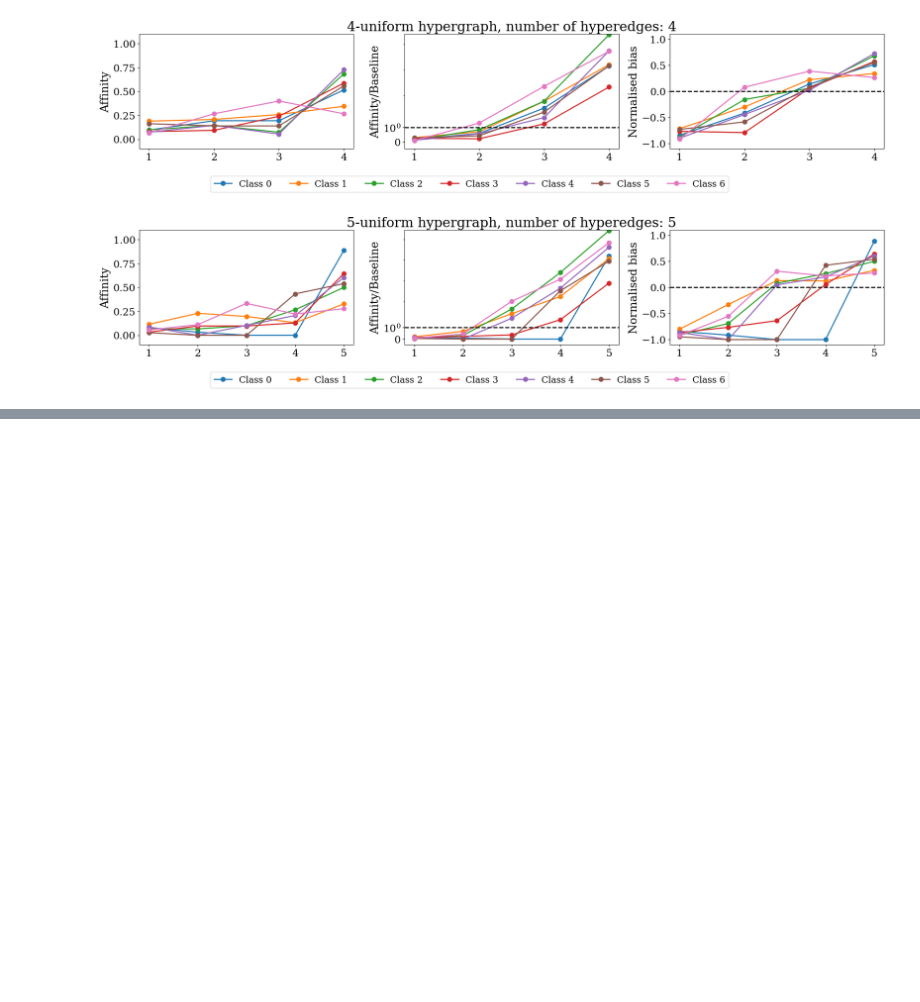
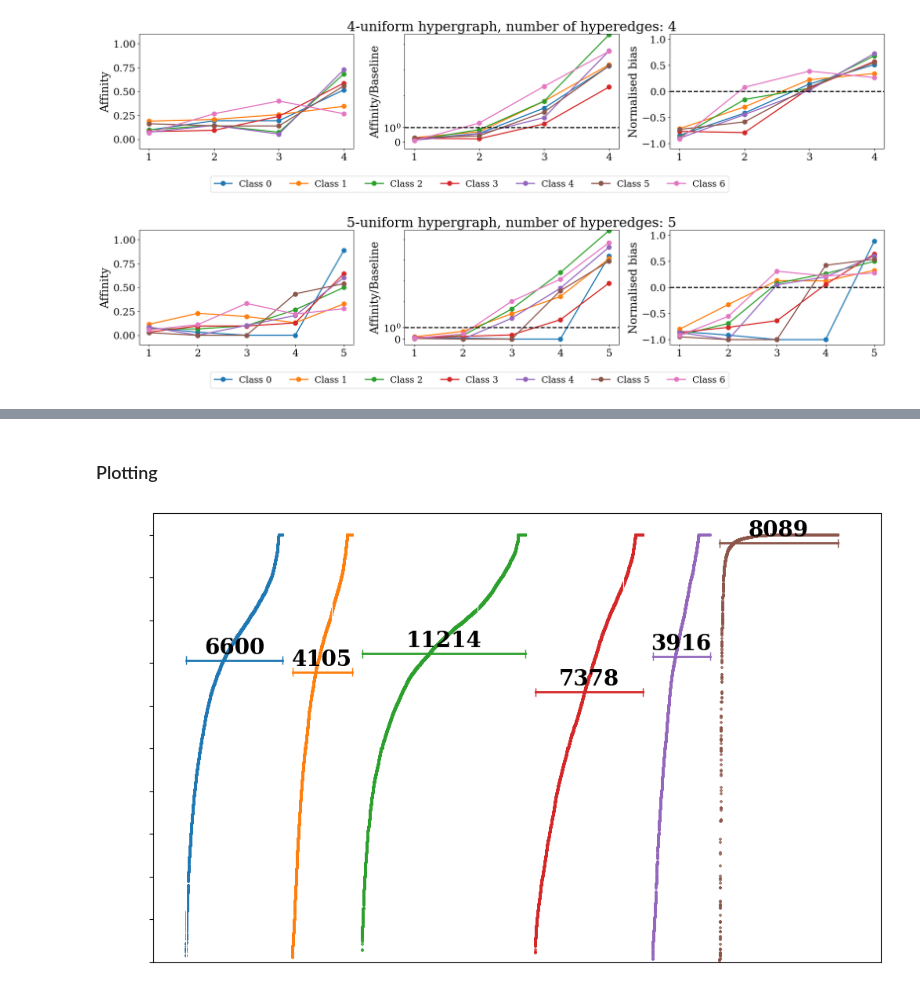
Before and after one commit to geometric-intelligence/TopoBenchmark, a Jupyter notebook: tutorials/group_homophily_tutorial.ipynb, the cells around one changed output, grey strips where cells are left out. Drawn from its saved outputs; the diff is of its cells as text; code cells hidden in the pictures; blank space fills up the shorter version.

Commit message:
homophily second

```diff
--- a/tutorials/group_homophily_tutorial.ipynb
+++ b/tutorials/group_homophily_tutorial.ipynb
@@ -227,0 +232,20 @@ for key in data.group_combinatorial_homophily.keys():
+# %%
+cfg = compose(config_name="run.yaml", overrides=["dataset=hypergraph/coauthorship_dblp"], return_hydra_config=True)
+loader = HypergraphLoader(cfg.dataset.loader.parameters)
+dataset, dataset_dir = loader.load()
+
+data = dataset.data
+
+# Create transform config
+transform_config = {"mp_homophily" :
+    {
+    '_target_': 'topobenchmarkx.transforms.data_transform.DataTransform',
+    'transform_name': 'MessagePassingHomophily',
+    'transform_type': 'data manipulation',
+    'num_steps': 11,
+    }
+}
+
+# Apply transform
+processed_dataset = PreProcessor(dataset, dataset_dir, transform_config)
+data = processed_dataset.data
@@ -227,0 +264,2 @@ for key in data.group_combinatorial_homophily.keys():
+# %% [markdown]
+### Plotting
@@ -227,0 +366,56 @@ for key in data.group_combinatorial_homophily.keys():
+# %%
+
+H = data.incidence_hyperedges.to_dense().numpy()
+labels = data.y.numpy()
+n_steps=11
+Ep, Np = data['mp_homophily']['Ep'].numpy(), data['mp_homophily']['Np'].numpy()
+
+
+
+isolated_nodes = np.where(H.sum(0) == 1)[0]
+# Get non-isolated nodes
+non_isolated_nodes = np.array(list(set(np.arange(H.shape[0])) - set(isolated_nodes)))
+
+# Sort non-isolated nodes by their class node
+non_isolated_nodes = non_isolated_nodes[np.argsort(labels[non_isolated_nodes])]
+
+# Extract the class node probability distribution for non-isolated nodes
+sorted_labels = labels[non_isolated_nodes]
+avr_class_homophily_types = []
+types = []
+for step in range(n_steps):
+    type = Np[step, non_isolated_nodes, sorted_labels]
+
+    # Within every class, sort the nodes by their class node probability distribution
+    avr_class_type = []
+
+    for i in np.unique(sorted_labels):
+        idx = np.where(sorted_labels == i)[0]
+        type[idx] = type[idx][np.argsort(type[idx])]
+        avr_class_type.append(np.mean(type[idx]))
+
+    avr_class_homophily_types.append(avr_class_type)
+    types.append(type)
+
+
+settings = {
+      'font.family': 'serif',
+      'text.latex.preamble': '\\renewcommand{\\rmdefault}{ptm}\\renewcommand{\\sfdefault}{phv}',
+      'figure.figsize': (5.5, 3.399186938124422),
+      'figure.constrained_layout.use': True,
+      'figure.autolayout': False,
+      'font.size': 16,
+      'axes.labelsize': 24,
+      'legend.fontsize': 24,
+      'xtick.labelsize': 24,
+      'ytick.labelsize': 24,
+      'axes.titlesize': 24}
+
+step = 10
+
+with plt.rc_context(settings):
+    fig = plot_homophily_scatter(avr_class_homophily_types[step], data.y, non_isolated_nodes, types[step], step=step, save_to=None)
+    plt.close()
+fig
+# %% [output]
+[figure, added]
```
Also changed, not shown: parts of 9 cells of this notebook, 2 other files.
